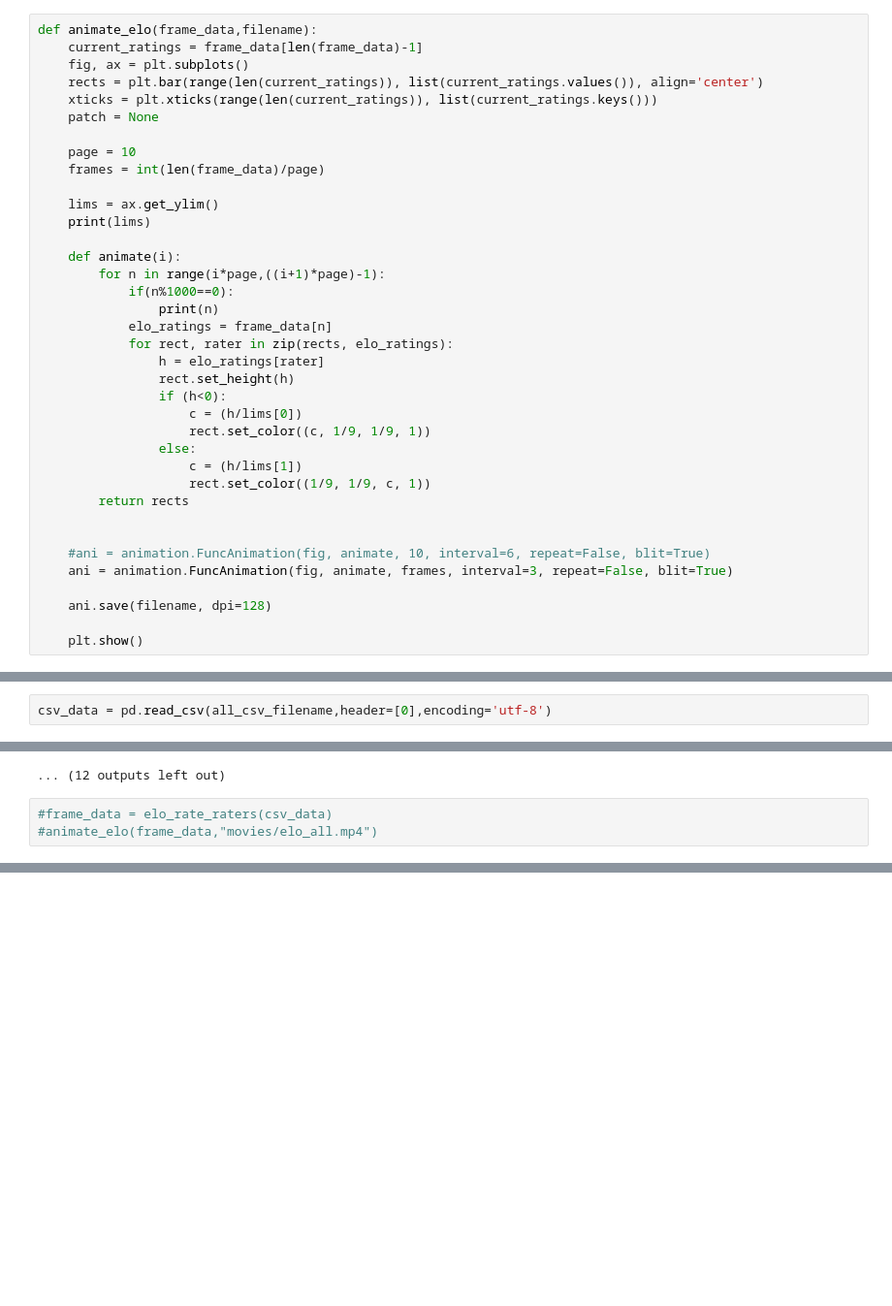
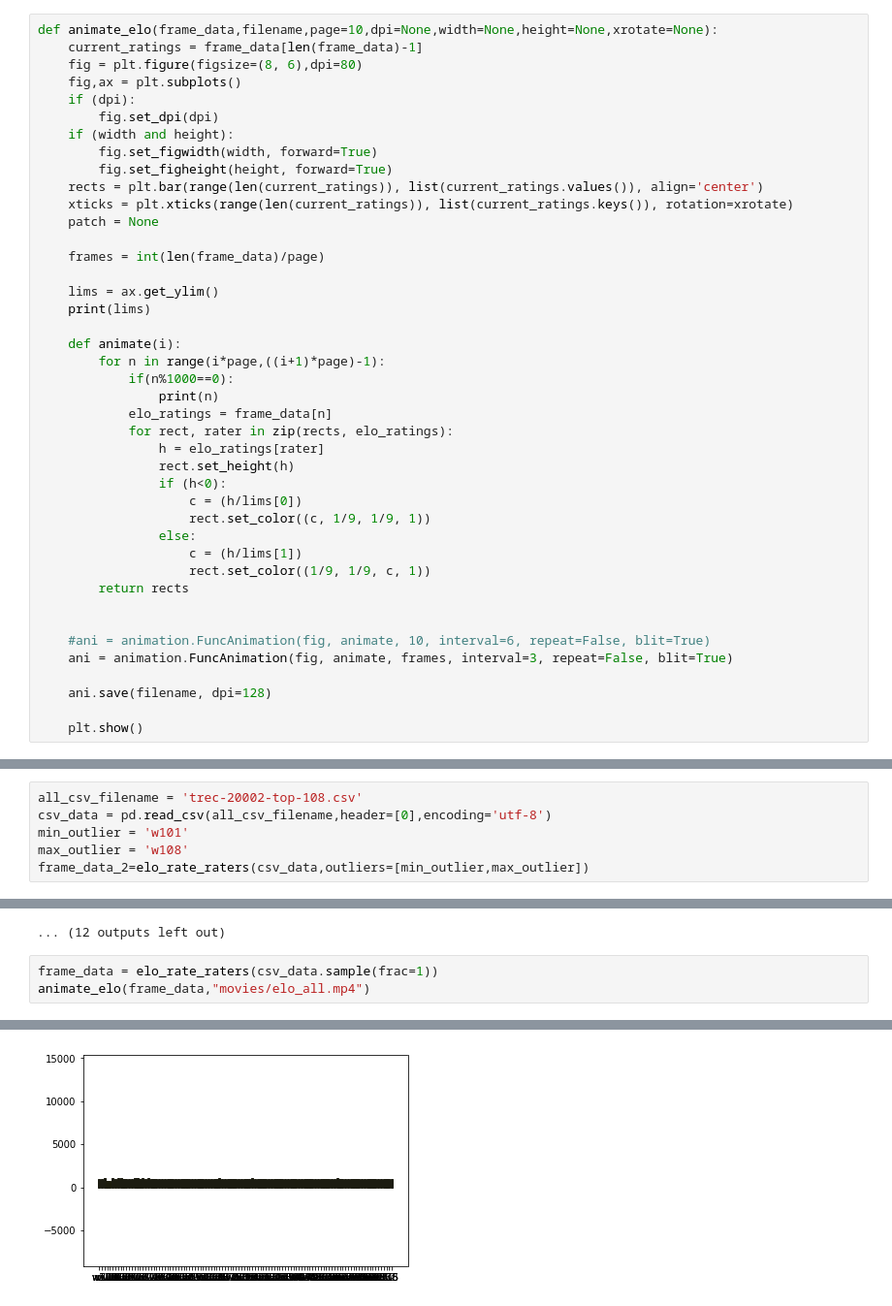
Before and after one commit to o19s/jarjar, a Jupyter notebook: animate_elo.ipynb, the cells around one changed output, grey strips where cells are left out. Shown: that part at 97% size. Drawn from its saved outputs; the diff is of its cells as text; blank space fills up the shorter version.

Commit message:
Data added

```diff
--- a/animate_elo.ipynb
+++ b/animate_elo.ipynb
@@ -107,14 +121,19 @@ def elo_rate_raters_vs_trec(judgements):
     print(len(frame_data))
     return frame_data
 # %%
-def animate_elo(frame_data,filename):
+def animate_elo(frame_data,filename,page=10,dpi=None,width=None,height=None,xrotate=None):
     current_ratings = frame_data[len(frame_data)-1]
-    fig, ax = plt.subplots()
+    fig = plt.figure(figsize=(8, 6),dpi=80)
+    fig,ax = plt.subplots()
+    if (dpi):
+        fig.set_dpi(dpi)
+    if (width and height):
+        fig.set_figwidth(width, forward=True)
+        fig.set_figheight(height, forward=True)
     rects = plt.bar(range(len(current_ratings)), list(current_ratings.values()), align='center')
-    xticks = plt.xticks(range(len(current_ratings)), list(current_ratings.keys()))
+    xticks = plt.xticks(range(len(current_ratings)), list(current_ratings.keys()), rotation=xrotate)
     patch = None
 
-    page = 10
     frames = int(len(frame_data)/page)
 
     lims = ax.get_ylim()
@@ -178,7 +197,11 @@ animate_elo(frame_data,"movies/elo2.mp4")
 # %%
 all_csv_filename = 'trec-20002-top-108.csv'
 # %%
+all_csv_filename = 'trec-20002-top-108.csv'
 csv_data = pd.read_csv(all_csv_filename,header=[0],encoding='utf-8')
+min_outlier = 'w101'
+max_outlier = 'w108'
+frame_data_2=elo_rate_raters(csv_data,outliers=[min_outlier,max_outlier])
 # %%
 workers = csv_data.workerID.unique()
 # %%
@@ -364,6 +387,6 @@ for i in range(0,12):
 [figure]
 ... (12 outputs left out)
 # %%
-#frame_data = elo_rate_raters(csv_data)
-#animate_elo(frame_data,"movies/elo_all.mp4")
+frame_data = elo_rate_raters(csv_data.sample(frac=1))
+animate_elo(frame_data,"movies/elo_all.mp4")
 # %% [output]
@@ -370,0 +404 @@ for i in range(0,12):
+[figure, added]
```
Also changed, not shown: parts of 7 cells of this notebook, 1 other file.
